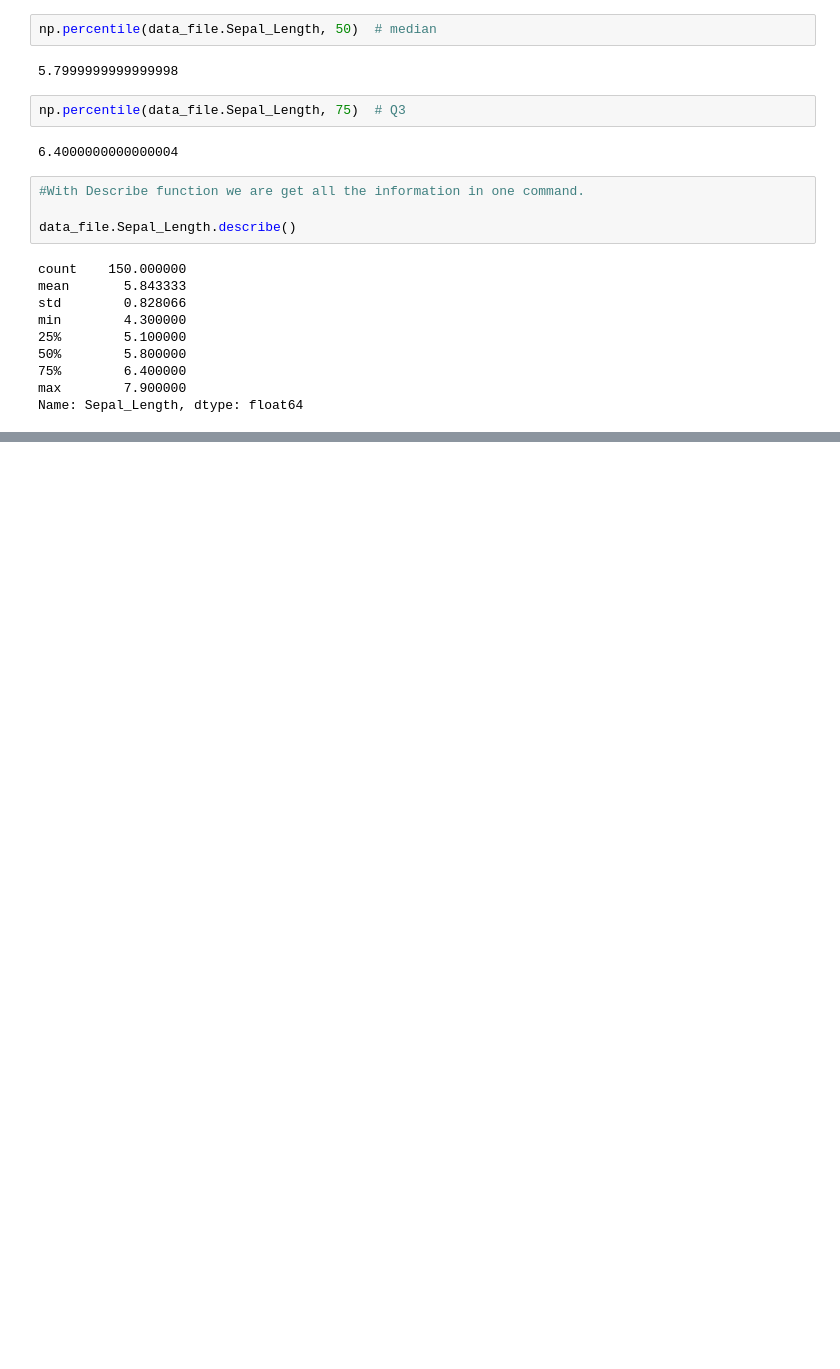
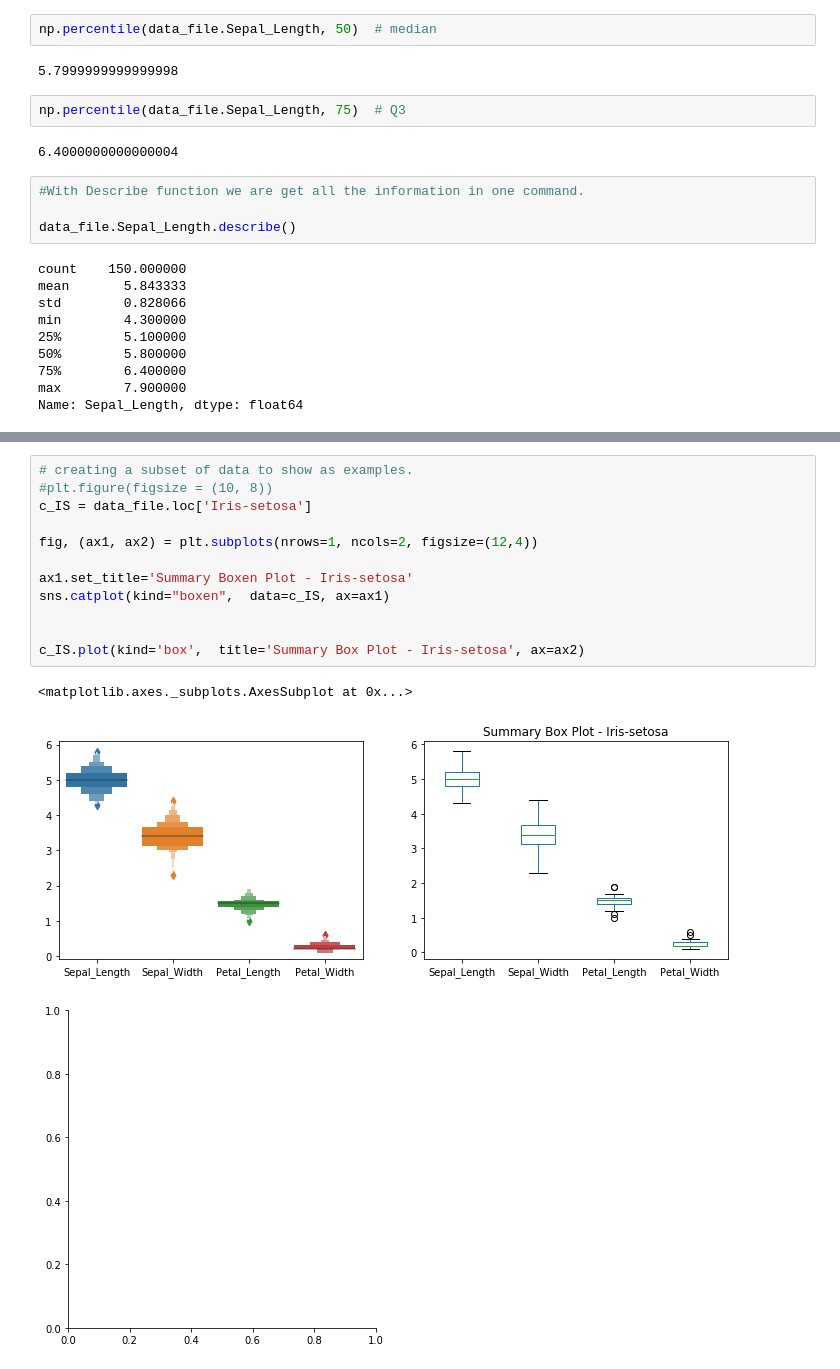
Before and after one commit to cdigap/FDA_Project, a Jupyter notebook: The_Box_Plot_Understanding.ipynb, the cells around one changed output, grey strips where cells are left out. Drawn from its saved outputs; the diff is of its cells as text; blank space fills up the shorter version.

```diff
--- a/The_Box_Plot_Understanding.ipynb
+++ b/The_Box_Plot_Understanding.ipynb
@@ -193,0 +179,16 @@ Successfully installed seaborn-0.9.0
+# %%
+# creating a subset of data to show as examples.
+#plt.figure(figsize = (10, 8))
+c_IS = data_file.loc['Iris-setosa']
+
+fig, (ax1, ax2) = plt.subplots(nrows=1, ncols=2, figsize=(12,4))
+
+ax1.set_title='Summary Boxen Plot - Iris-setosa'
+sns.catplot(kind="boxen",  data=c_IS, ax=ax1)
+
+
+c_IS.plot(kind='box',  title='Summary Box Plot - Iris-setosa', ax=ax2)
+# %% [output]
+<matplotlib.axes._subplots.AxesSubplot at 0x...>
+[figure, added]
+[figure, added]
```
Also changed, not shown: parts of 10 cells of this notebook.
